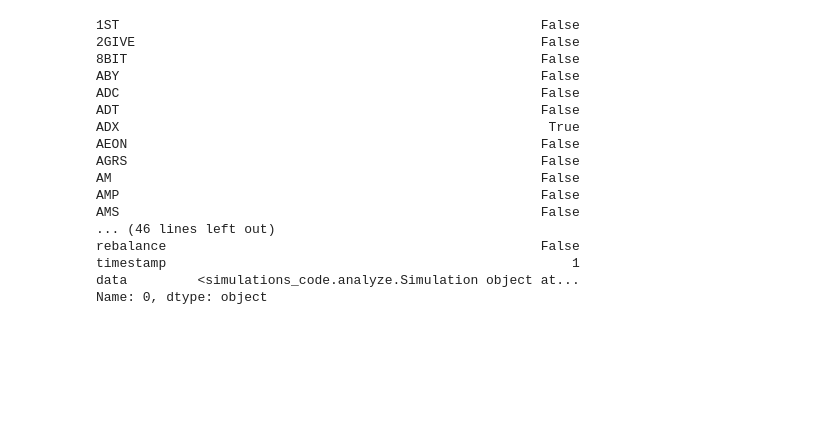
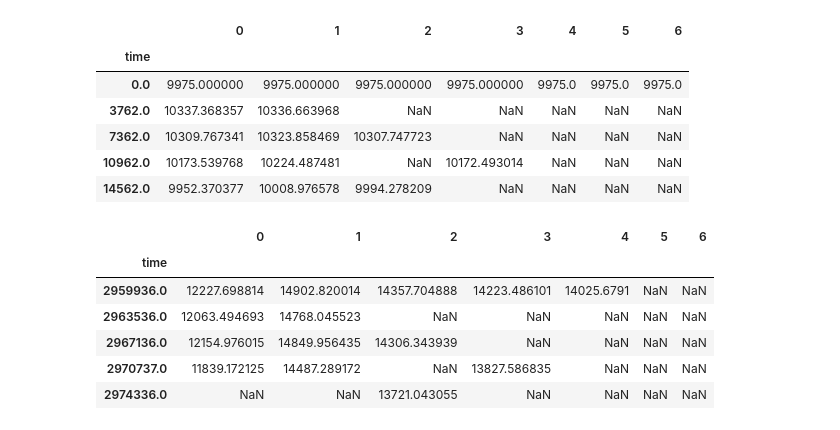
Before and after one commit to pjadzinsky/testeo, a Jupyter notebook: simulations_code/Hyperparameter search.ipynb, the cells around one changed output. Saved outputs shown, nothing was run; the diff lists cells and outputs as text; code cells hidden in the pictures; blank space fills up the shorter version.

```diff
--- a/simulations_code/Hyperparameter search.ipynb
+++ b/simulations_code/Hyperparameter search.ipynb
@@ -56,2 +11,0 @@ analyze.params_df.head()
-# %%
-analyze.params_df.loc[:, 'data'] = analyze.params_df.apply(lambda x: x.name, axis=1)
@@ -113,22 +12,22 @@ Name: index, dtype: int64
-# %%
-analyze.PARAMS_DF.loc[:, 'data'] = analyze.PARAMS_DF.apply(lambda x: analyze.Simulation(x.name), axis=1)
-# %%
-analyze.PARAMS_DF.loc[0]
-# %% [output]
-1ST                                                      False
-2GIVE                                                    False
-8BIT                                                     False
-ABY                                                      False
-ADC                                                      False
-ADT                                                      False
-ADX                                                       True
-AEON                                                     False
-AGRS                                                     False
-AM                                                       False
-AMP                                                      False
-AMS                                                      False
-... (46 lines left out)
-rebalance                                                False
-timestamp                                                    1
-data         <simulations_code.analyze.Simulation object at...
-Name: 0, dtype: object
+# %%
+data = analyze.load_all_values()
+# %%
+data.head()
+# %% [output]
+|  | 0 | 1 | 2 | 3 | 4 | 5 | 6 |
+| time |  |  |  |  |  |  |  |
+| 0.0 | 9975.000000 | 9975.000000 | 9975.000000 | 9975.000000 | 9975.0 | 9975.0 | 9975.0 |
+| 3762.0 | 10337.368357 | 10336.663968 | NaN | NaN | NaN | NaN | NaN |
+| 7362.0 | 10309.767341 | 10323.858469 | 10307.747723 | NaN | NaN | NaN | NaN |
+| 10962.0 | 10173.539768 | 10224.487481 | NaN | 10172.493014 | NaN | NaN | NaN |
+| 14562.0 | 9952.370377 | 10008.976578 | 9994.278209 | NaN | NaN | NaN | NaN |
+# %%
+data.tail()
+# %% [output]
+|  | 0 | 1 | 2 | 3 | 4 | 5 | 6 |
+| time |  |  |  |  |  |  |  |
+| 2959936.0 | 12227.698814 | 14902.820014 | 14357.704888 | 14223.486101 | 14025.6791 | NaN | NaN |
+| 2963536.0 | 12063.494693 | 14768.045523 | NaN | NaN | NaN | NaN | NaN |
+| 2967136.0 | 12154.976015 | 14849.956435 | 14306.343939 | NaN | NaN | NaN | NaN |
+| 2970737.0 | 11839.172125 | 14487.289172 | NaN | 13827.586835 | NaN | NaN | NaN |
+| 2974336.0 | NaN | NaN | 13721.043055 | NaN | NaN | NaN | NaN |
```
Also changed, not shown: parts of 14 cells of this notebook, 4 other files.
